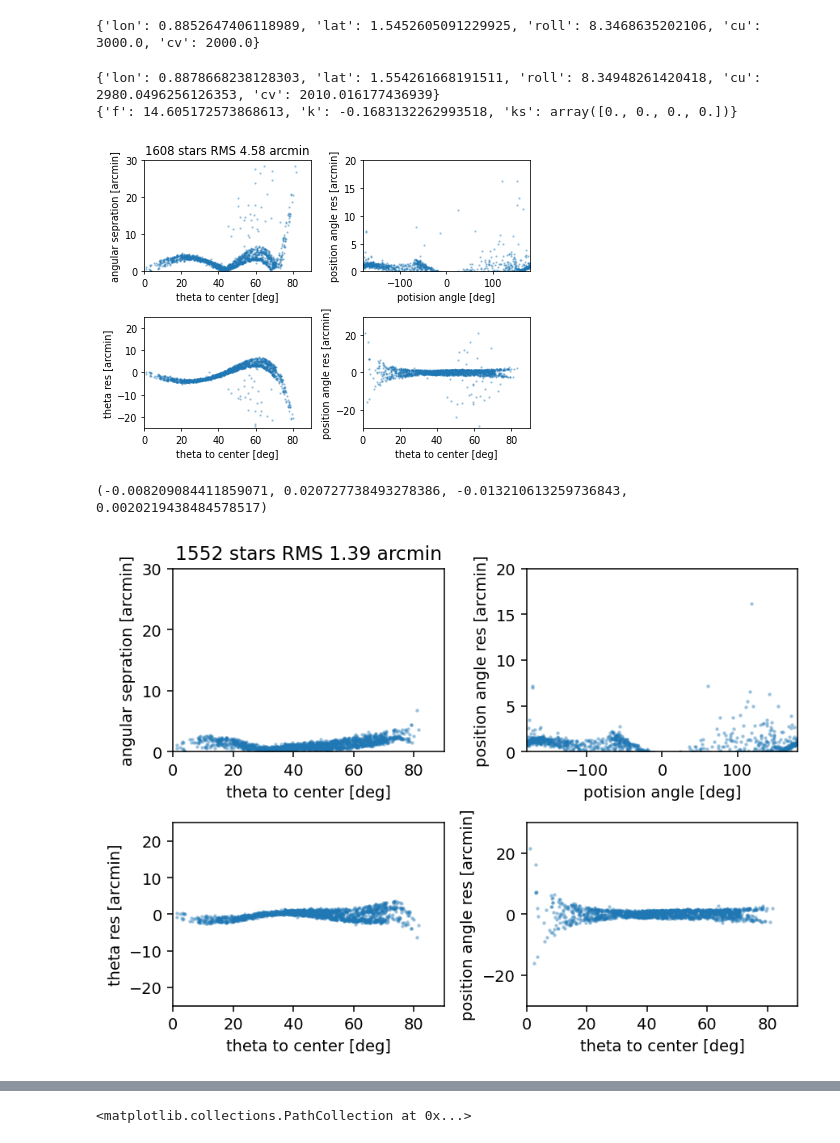
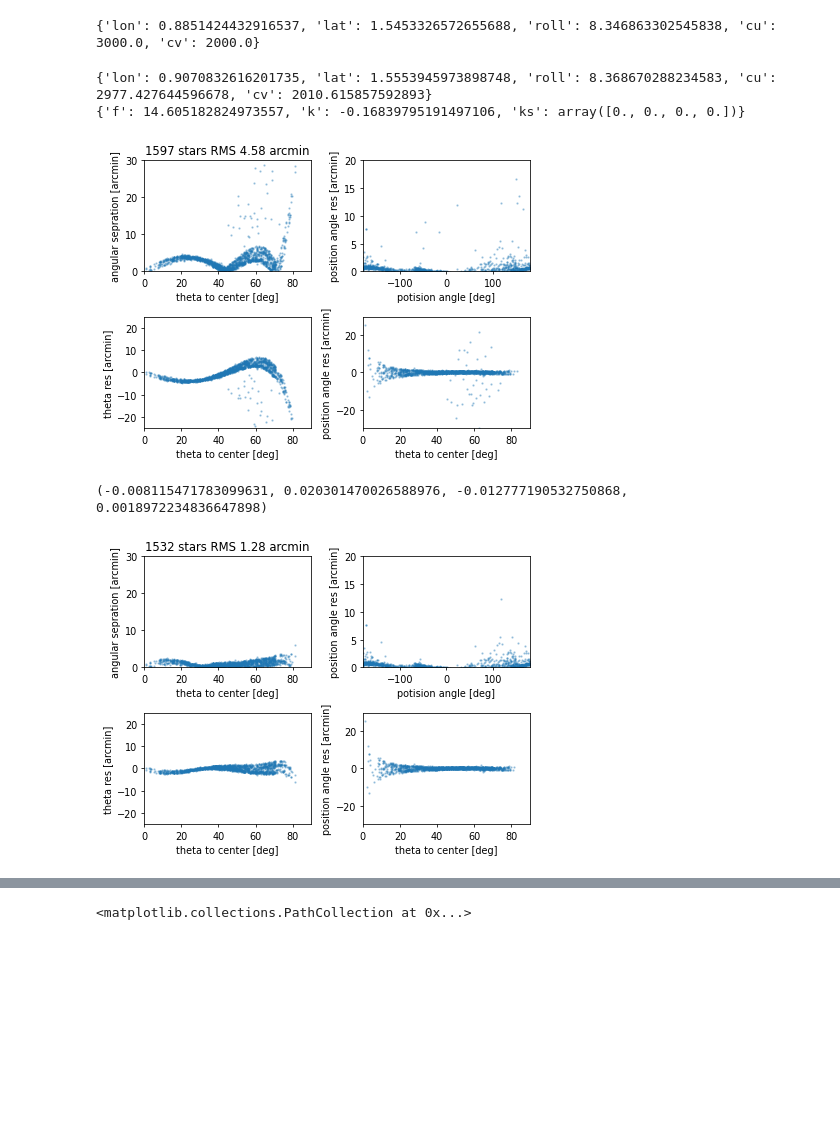
Before and after one commit to CoolTowel/constellation_lines, a Jupyter notebook: opti.ipynb, the cells around one changed output, grey strips where cells are left out. Saved outputs shown, nothing was run; the diff lists cells and outputs as text; code cells hidden in the pictures; blank space fills up the shorter version.

```diff
--- a/opti.ipynb
+++ b/opti.ipynb
@@ -12,7 +12,7 @@ from scipy.optimize import minimize, curve_fit, differential_evolution
 
 from astropy.table import Table, vstack
 # %%
-file = '004_0333'
+file = '04'
 
 zhangbei = EarthLocation(lon=115*u.deg+14*u.arcsec,lat=41*u.deg+13*u.arcmin+53*u.arcsec,height = 1466)
 dunhuang  = EarthLocation(lon=94.322799*u.deg,lat=40.359581*u.deg,height = 1100)
@@ -45,16 +45,16 @@ pic.draw_residual(alpha=0.3,dpi=70,s=2)
 # %%
 print(pic.plat_para)
 # %% [output]
-{'lon': 0.8852647406118989, 'lat': 1.5452605091229925, 'roll': 8.3468635202106, 'cu': 3000.0, 'cv': 2000.0}
+{'lon': 0.8851424432916537, 'lat': 1.5453326572655688, 'roll': 8.346863302545838, 'cu': 3000.0, 'cv': 2000.0}
 # %%
 result  = pic.optimize(minmize_func=differential_evolution)
 print(pic.plat_para)
 print(pic.lens_para)
 pic.draw_residual(alpha=0.3,dpi=70,s=2)
 # %% [output]
-{'lon': 0.8878668238128303, 'lat': 1.554261668191511, 'roll': 8.34948261420418, 'cu': 2980.0496256126353, 'cv': 2010.016177436939}
-{'f': 14.605172573868613, 'k': -0.1683132262993518, 'ks': array([0., 0., 0., 0.])}
+{'lon': 0.9070832616201735, 'lat': 1.5553945973898748, 'roll': 8.368670288234583, 'cu': 2977.427644596678, 'cv': 2010.615857592893}
+{'f': 14.605182824973557, 'k': -0.16839795191497106, 'ks': array([0., 0., 0., 0.])}
-[figure, old version]
+[figure, new version]
 # %%
 # im_u = pic.stars_uv[0]
 # im_v = pic.stars_uv[1]
@@ -74,12 +74,12 @@ pic.draw_residual(alpha=0.3,dpi=70,s=2)
 # %%
 pic.outlier_cliping(clip_data='a_sep', theta_range=(0,70), bin_n=10, sigma=2)
 pic.outlier_cliping(clip_data='pa', theta_range=(40,90), bin_n=6, sigma=2)
 result  = pic.distort_optimize()
 print(result)
-pic.draw_residual(alpha=0.3,dpi=140,s=2)
+pic.draw_residual(alpha=0.3,dpi=70,s=2)
 # %% [output]
-(-0.008209084411859071, 0.020727738493278386, -0.013210613259736843, 0.0020219438484578517)
+(-0.008115471783099631, 0.020301470026588976, -0.012777190532750868, 0.0018972234836647898)
-[figure, old version]
+[figure, new version]
 # %%
 rms = pic.xmatch()
 pic.draw_residual(alpha=0.3,dpi=70,s=2)
```
Also changed, not shown: parts of 9 cells of this notebook, 32 other files.
